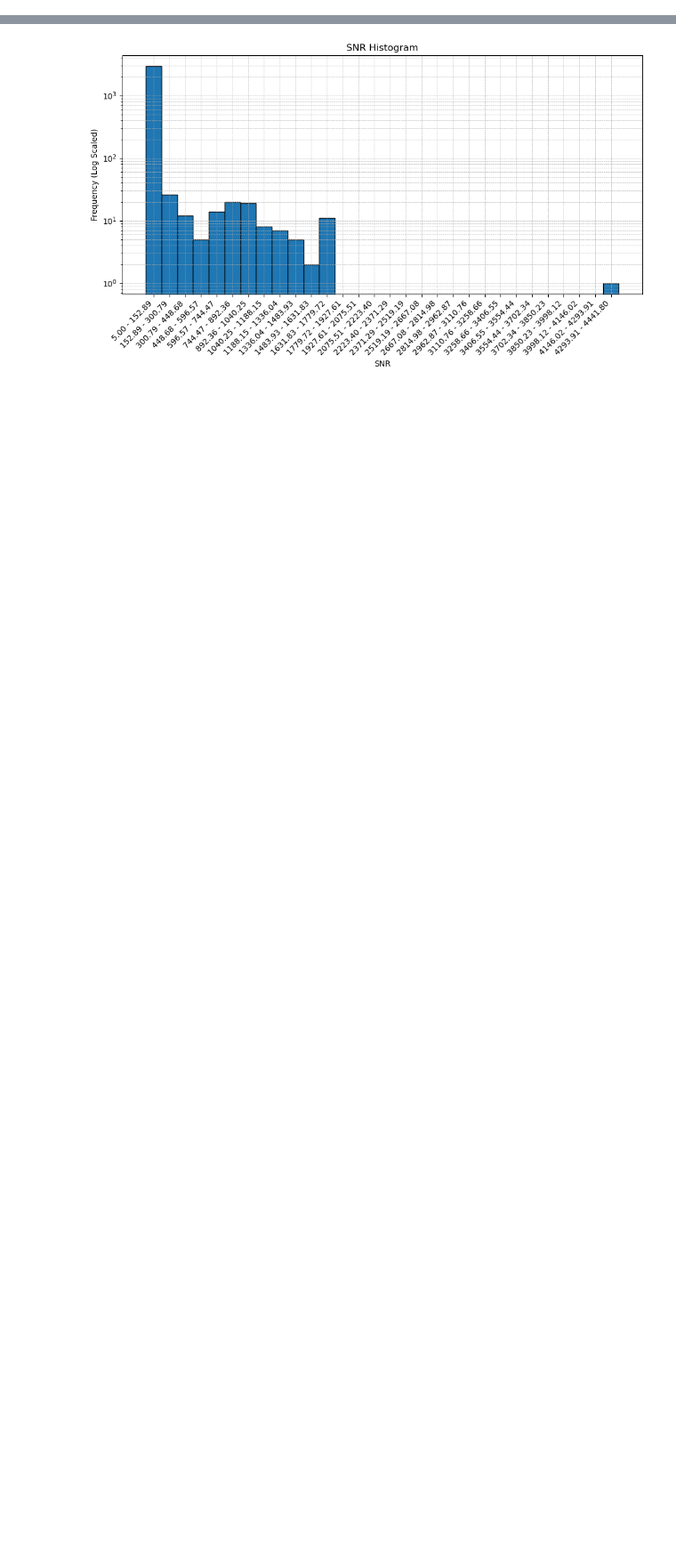
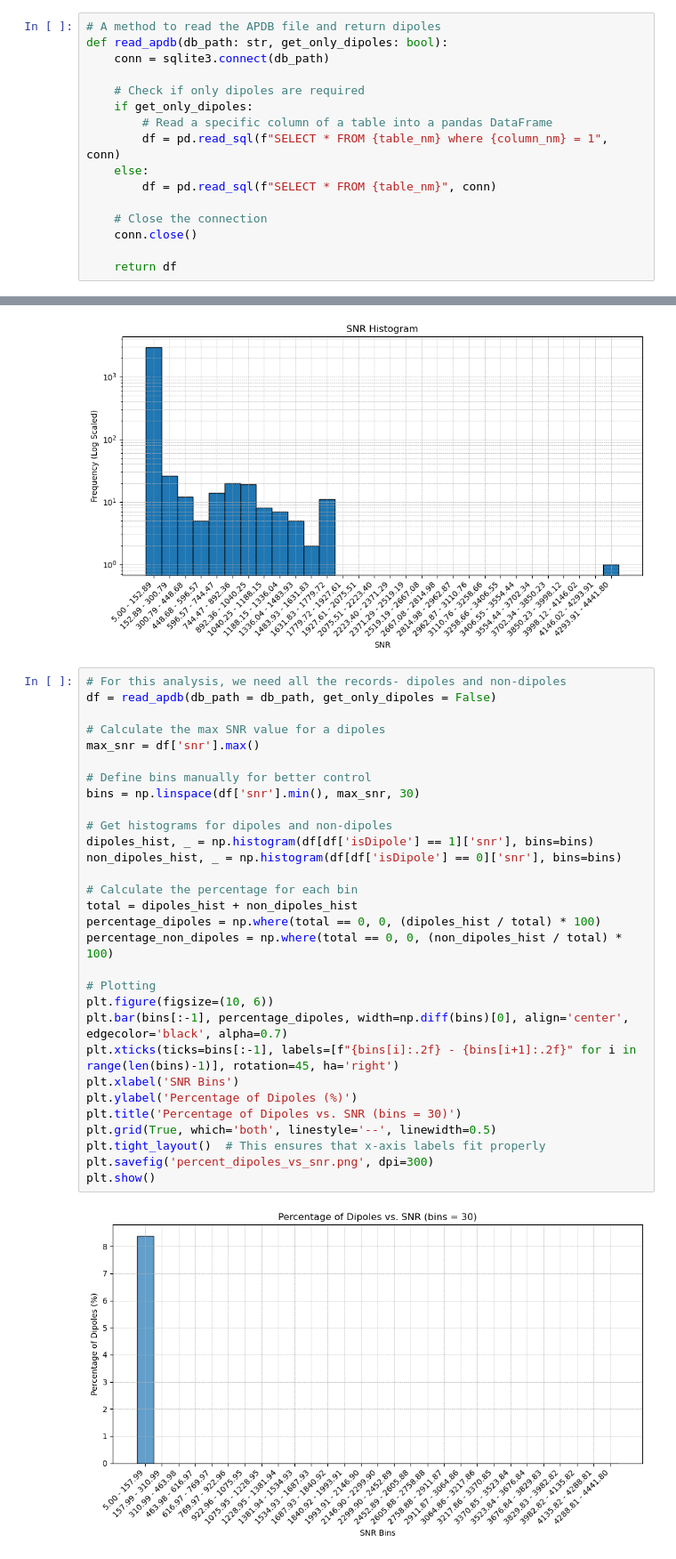
Before and after one commit to lsst-dm/ap_pipe-notebooks, a Jupyter notebook: notebooks/DM-40907-Dipoles-Analysis.ipynb, the cells around one changed output, grey strips where cells are left out. Shown: that part at 89% size. Drawn from its saved outputs; the diff is of its cells as text; blank space fills up the shorter version.

Commit message:
Add comments and data curation steps

```diff
--- a/notebooks/DM-40907-Dipoles-Analysis.ipynb
+++ b/notebooks/DM-40907-Dipoles-Analysis.ipynb
@@ -5,0 +26,16 @@ import matplotlib.gridspec as gridspec
+# %%
+# A method to read the APDB file and return dipoles
+def read_apdb(db_path: str, get_only_dipoles: bool):
+    conn = sqlite3.connect(db_path)
+
+    # Check if only dipoles are required
+    if get_only_dipoles:
+        # Read a specific column of a table into a pandas DataFrame
+        df = pd.read_sql(f"SELECT * FROM {table_nm} where {column_nm} = 1", conn)
+    else:
+        df = pd.read_sql(f"SELECT * FROM {table_nm}", conn)
+
+    # Close the connection
+    conn.close()
+
+    return df
@@ -107,3 +161,35 @@ plt.savefig('snr_histogram.png', dpi=300)
 plt.show()
 # %% [output]
 [figure]
+# %%
+# For this analysis, we need all the records- dipoles and non-dipoles
+df = read_apdb(db_path = db_path, get_only_dipoles = False)
+
+# Calculate the max SNR value for a dipoles
+max_snr = df['snr'].max()
+
+# Define bins manually for better control
+bins = np.linspace(df['snr'].min(), max_snr, 30)
+
+# Get histograms for dipoles and non-dipoles
+dipoles_hist, _ = np.histogram(df[df['isDipole'] == 1]['snr'], bins=bins)
+non_dipoles_hist, _ = np.histogram(df[df['isDipole'] == 0]['snr'], bins=bins)
+
+# Calculate the percentage for each bin
+total = dipoles_hist + non_dipoles_hist
+percentage_dipoles = np.where(total == 0, 0, (dipoles_hist / total) * 100)
+percentage_non_dipoles = np.where(total == 0, 0, (non_dipoles_hist / total) * 100)
+
+# Plotting
+plt.figure(figsize=(10, 6))
+plt.bar(bins[:-1], percentage_dipoles, width=np.diff(bins)[0], align='center', edgecolor='black', alpha=0.7)
+plt.xticks(ticks=bins[:-1], labels=[f"{bins[i]:.2f} - {bins[i+1]:.2f}" for i in range(len(bins)-1)], rotation=45, ha='right')
+plt.xlabel('SNR Bins')
+plt.ylabel('Percentage of Dipoles (%)')
+plt.title('Percentage of Dipoles vs. SNR (bins = 30)')
+plt.grid(True, which='both', linestyle='--', linewidth=0.5)
+plt.tight_layout()  # This ensures that x-axis labels fit properly
+plt.savefig('percent_dipoles_vs_snr.png', dpi=300)
+plt.show()
+# %% [output]
+[figure, new version]
```
Also changed, not shown: parts of 23 cells of this notebook.
